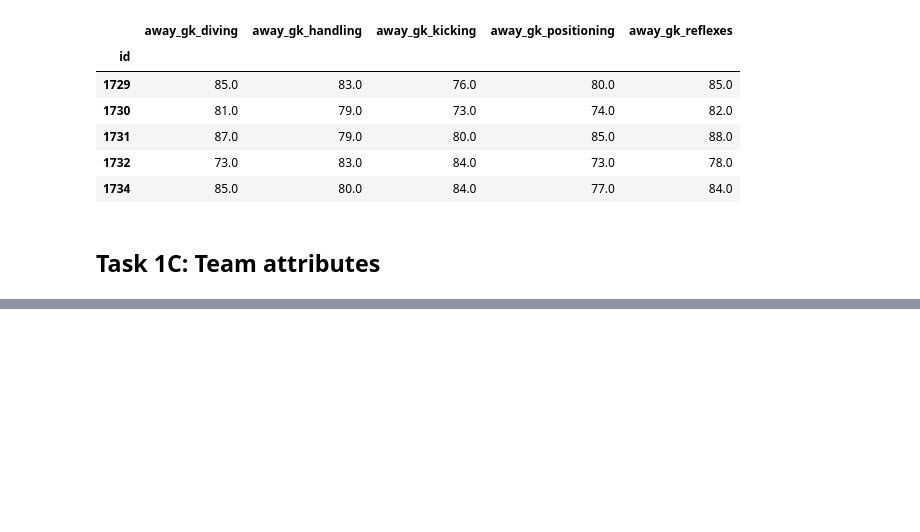
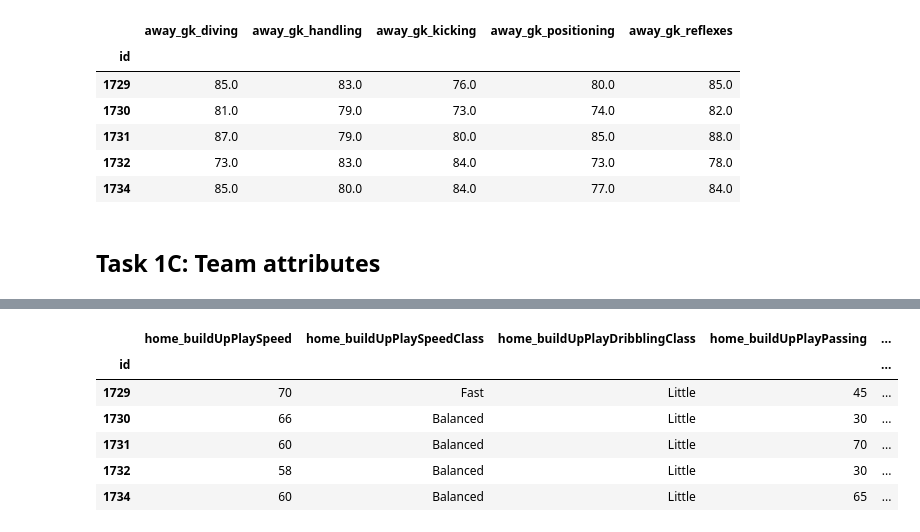
Before and after one commit to amrawadk/football-data-analysis, a Jupyter notebook: build_database.ipynb, the cells around one changed output, grey strips where cells are left out. Cells and saved outputs as stored; diff of their text form; code cells hidden in the pictures; blank space fills up the shorter version.

Commit message:
Added team attribute calculations

```diff
--- a/build_database.ipynb
+++ b/build_database.ipynb
@@ -389,8 +389,7 @@ team_attrib = pd.read_sql_query("""
                 buildUpPlayPassing, buildUpPlayPassingClass, buildUpPlayPositioningClass, chanceCreationPassing,
                 chanceCreationPassingClass, chanceCreationCrossing, chanceCreationCrossingClass, chanceCreationShooting,
                 chanceCreationShootingClass, chanceCreationPositioningClass, defencePressure, defencePressureClass,
-                defenceAggression, defenceAggressionClass, defenceTeamWidth, defenceTeamWidthClass, defenceDefenderLineClass,
-                buildUpPlaySpeed, buildUpPlaySpeedClass
+                defenceAggression, defenceAggressionClass, defenceTeamWidth, defenceTeamWidthClass, defenceDefenderLineClass
         FROM team_attributes
 """, conn)
 
@@ -407,0 +407,8 @@ team_attrib.head(5)
+# %%
+# Change all dates before the min date in team attributes to the minimum
+
+df_copy = df[['date', 'home_team_api_id', 'away_team_api_id']].copy()
+
+df_copy.loc[df_copy['date'] < team_attrib['date'].min(), 'date'] = team_attrib['date'].min()
+
+df_copy.head(5)
@@ -408,14 +423,15 @@ team_attrib.head(5)
 # %%
-# get matching team_id
-
+# set up helper functions and variables
 def get_latest_attribute_idx(team, col_name):
     earlier_dates = team_attrib.loc[(team_attrib['team_api_id'] == team[col_name])
-                                      & (team_attrib['date'] < pd.to_datetime(team['date']))]
+                                      & (team_attrib['date'] <= pd.to_datetime(team['date']))]
     return earlier_dates[earlier_dates['date'] == earlier_dates['date'].max()].index[0]
 
-#df[['home_team_api_id', 'away_team_api_id']].apply(lambda s: get_latest_attribute_idx(s, 'buildUpPlaySpeed'), axis=1)
+index_list = team_attrib.index.tolist()
 
-#team_attrib.loc[(team_attrib['team_api_id'] == df['home_team_api_id'].iloc[0])
-#                & (team_attrib['date'] < pd.to_datetime(df['date']).iloc[0])]
-#team_attrib['date'] >
-team_attrib['date'].min()
+team_attribs = ['buildUpPlaySpeed', 'buildUpPlaySpeedClass', 'buildUpPlayDribblingClass',
+                'buildUpPlayPassing', 'buildUpPlayPassingClass', 'buildUpPlayPositioningClass', 'chanceCreationPassing',
+                'chanceCreationPassingClass', 'chanceCreationCrossing', 'chanceCreationCrossingClass', 'chanceCreationShooting',
+                'chanceCreationShootingClass', 'chanceCreationPositioningClass', 'defencePressure',
+                'defencePressureClass', 'defenceAggression', 'defenceAggressionClass', 'defenceTeamWidth',
+                'defenceTeamWidthClass', 'defenceDefenderLineClass']
@@ -423,0 +438,16 @@ Timestamp('2010-02-22 00:00:00')
+# %%
+# get home team attributes
+for attrib in team_attribs:
+    df[f'home_{attrib}'] = df_copy[['date', 'home_team_api_id']] \
+                                     .apply(lambda s: get_latest_attribute_idx(s, 'home_team_api_id'), axis=1) \
+                                     .replace(to_replace=index_list, value=team_attrib[attrib].tolist())
+
+df[[f'home_{attrib}' for attrib in team_attribs]].head(5)
+# %% [output]
+|  | home_buildUpPlaySpeed | home_buildUpPlaySpeedClass | home_buildUpPlayDribblingClass | home_buildUpPlayPassing | ... |
+| id |  |  |  |  | ... |
+| 1729 | 70 | Fast | Little | 45 | ... |
+| 1730 | 66 | Balanced | Little | 30 | ... |
+| 1731 | 60 | Balanced | Little | 70 | ... |
+| 1732 | 58 | Balanced | Little | 30 | ... |
+| 1734 | 60 | Balanced | Little | 65 | ... |
```
Also changed, not shown: parts of 4 cells of this notebook.
